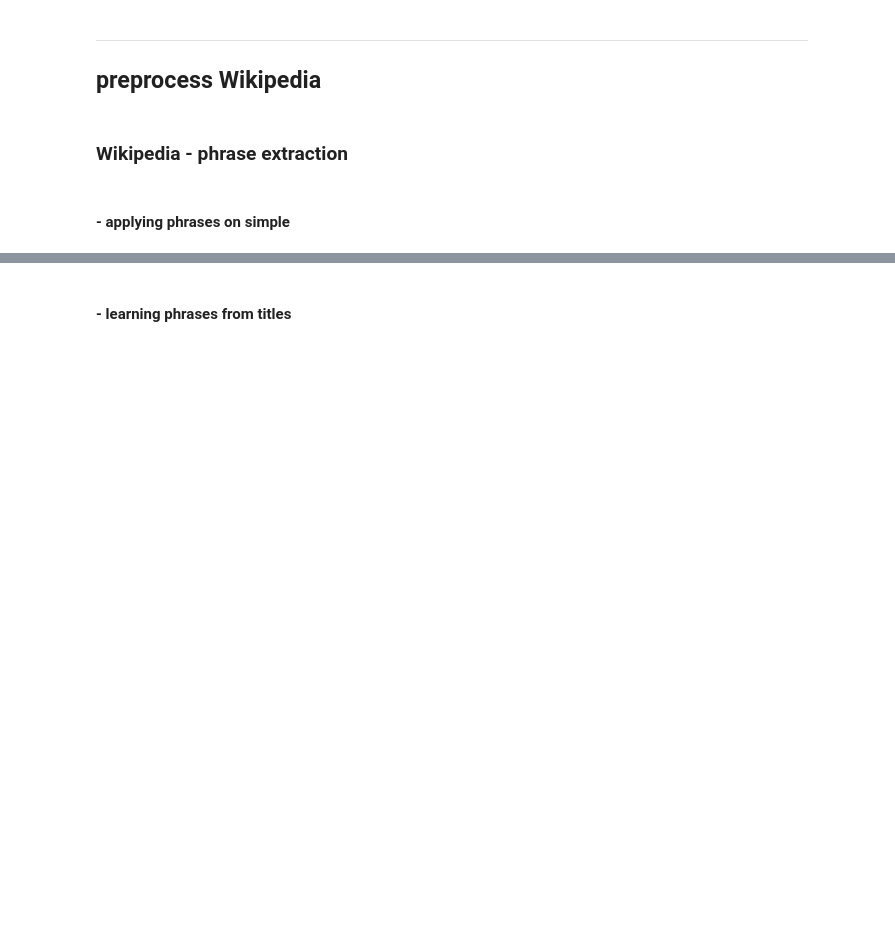
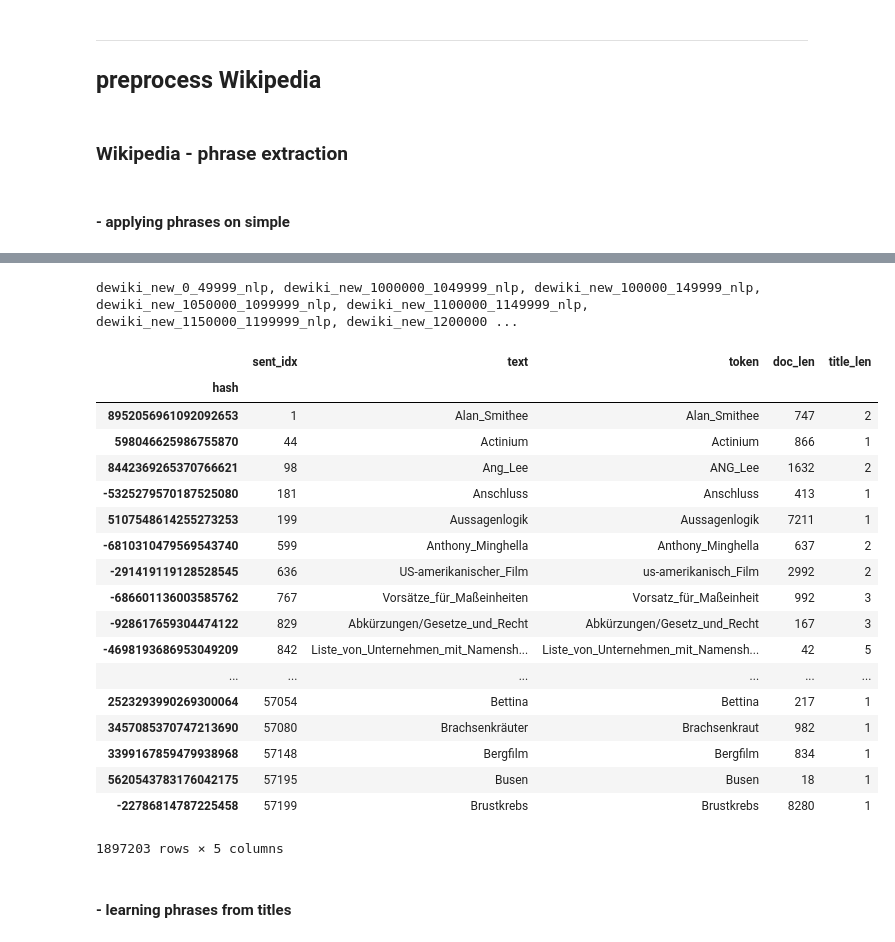
Before and after one commit to andifunke/topic-labeling, a Jupyter notebook: Snippets.ipynb, the cells around one changed output, grey strips where cells are left out. Cells and saved outputs as stored; diff of their text form; code cells hidden in the pictures; blank space fills up the shorter version.

```diff
--- a/Snippets.ipynb
+++ b/Snippets.ipynb
@@ -376,0 +401,67 @@ df
+# %%
+pattern = re.compile(r'dewiki')
+files = sorted([f for f in listdir(NLP_PATH)
+                if isfile(join(NLP_PATH, f)) and pattern.match(f)
+               ])
+
+def lemmatized_title_phrase(grp):
+    sent_id = grp.iloc[0, 1]
+    grp = grp.reset_index(drop=True)
+    doc_len = len(grp)
+    try:
+        first_lf = grp.text[grp.text == '\n'].index[0]
+        grp = grp.head(first_lf)
+        text = '_'.join(grp.text)
+        token = '_'.join(grp.token)
+    except:
+        token = text = np.nan
+    title_len = len(grp)
+    dic = dict(sent_idx=int(sent_id), text=text, token=token, doc_len=doc_len, title_len=title_len)
+    return pd.Series(dic)
+
+
+titles = []
+for name in files[:]:
+    gc.collect()
+    corpus = name.split('.')[0]
+    print(corpus, end=', ')
+    f = join(NLP_PATH, corpus + '.pickle')
+    df = (
+        pd.read_pickle(f)[[HASH, SENT_IDX, TEXT, TOKEN]]
+        .query('hash in @goodids.index')
+        .groupby(HASH, sort=False)
+        .apply(lemmatized_title_phrase)
+        .dropna(how='any')
+        .astype({'sent_idx': np.int32})
+    )
+    titles.append(df)
+    del df
+    gc.collect()
+
+df = pd.concat(titles)
+del titles
+gc.collect()
+gc.collect()
+
+df
+# %% [output]
+dewiki_new_0_49999_nlp, dewiki_new_1000000_1049999_nlp, dewiki_new_100000_149999_nlp, dewiki_new_1050000_1099999_nlp, dewiki_new_1100000_1149999_nlp, dewiki_new_1150000_1199999_nlp, dewiki_new_1200000 ...
+|  | sent_idx | text | token | doc_len | title_len |
+| hash |  |  |  |  |  |
+| 8952056961092092653 | 1 | Alan_Smithee | Alan_Smithee | 747 | 2 |
+| 598046625986755870 | 44 | Actinium | Actinium | 866 | 1 |
+| 8442369265370766621 | 98 | Ang_Lee | ANG_Lee | 1632 | 2 |
+| -5325279570187525080 | 181 | Anschluss | Anschluss | 413 | 1 |
+| 5107548614255273253 | 199 | Aussagenlogik | Aussagenlogik | 7211 | 1 |
+| -6810310479569543740 | 599 | Anthony_Minghella | Anthony_Minghella | 637 | 2 |
+| -291419119128528545 | 636 | US-amerikanischer_Film | us-amerikanisch_Film | 2992 | 2 |
+| -686601136003585762 | 767 | Vorsätze_für_Maßeinheiten | Vorsatz_für_Maßeinheit | 992 | 3 |
+| -928617659304474122 | 829 | Abkürzungen/Gesetze_und_Recht | Abkürzungen/Gesetz_und_Recht | 167 | 3 |
+| -4698193686953049209 | 842 | Liste_von_Unternehmen_mit_Namensh... | Liste_von_Unternehmen_mit_Namensh... | 42 | 5 |
+| ... | ... | ... | ... | ... | ... |
+| 2523293990269300064 | 57054 | Bettina | Bettina | 217 | 1 |
+| 3457085370747213690 | 57080 | Brachsenkräuter | Brachsenkraut | 982 | 1 |
+| 3399167859479938968 | 57148 | Bergfilm | Bergfilm | 834 | 1 |
+| 5620543783176042175 | 57195 | Busen | Busen | 18 | 1 |
+| -22786814787225458 | 57199 | Brustkrebs | Brustkrebs | 8280 | 1 |
+1897203 rows × 5 columns
```
Also changed, not shown: parts of 6 cells of this notebook, 23 other files.
